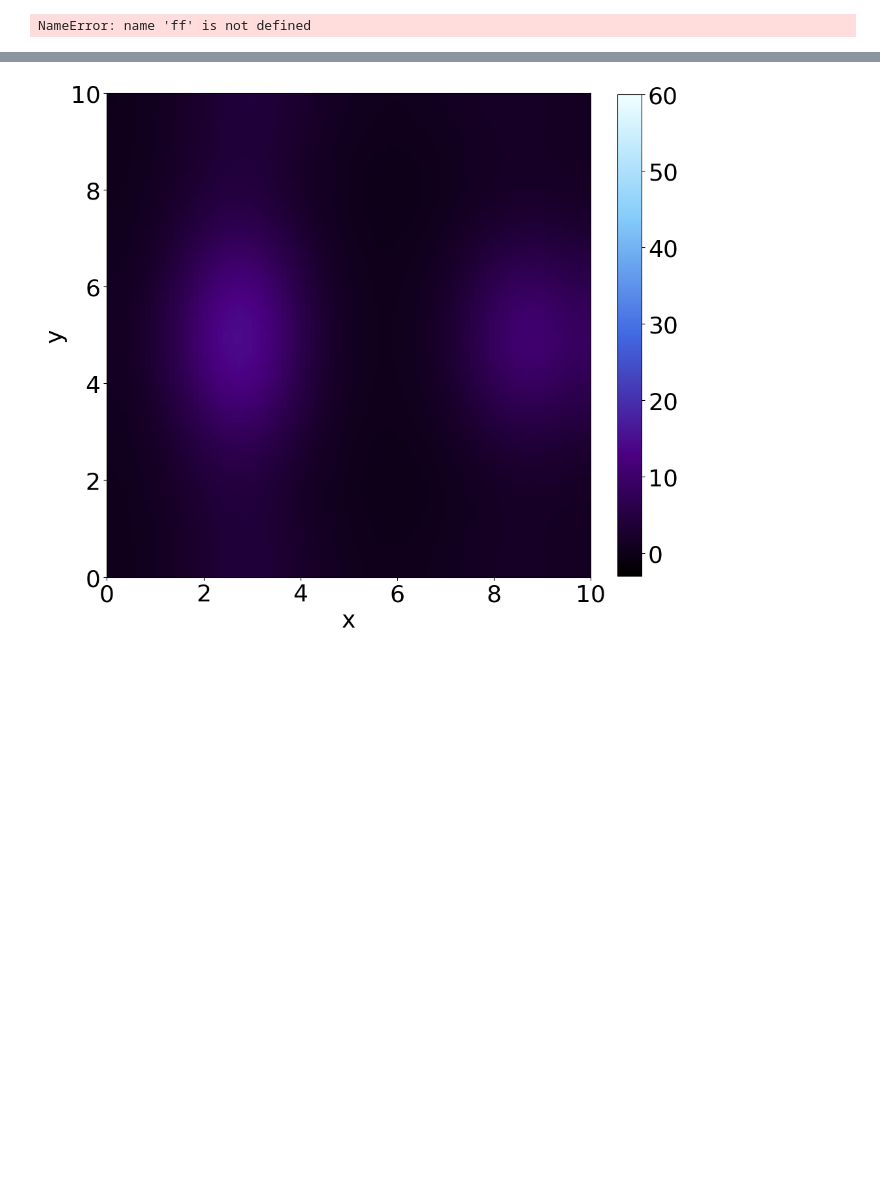
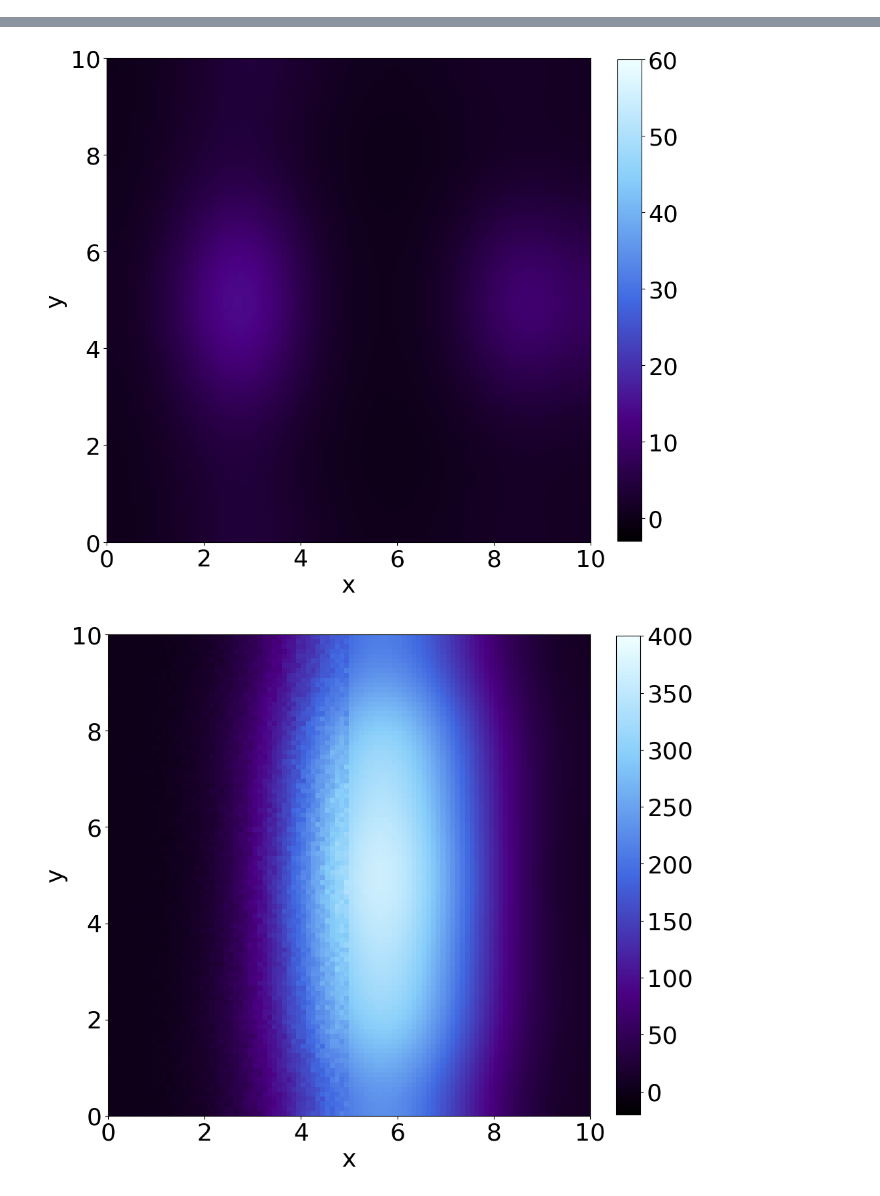
Before and after one commit to MargKos/multiscaleRD, a Jupyter notebook: multiscaleRD/Video_SIR.ipynb, the cells around one changed output, grey strips where cells are left out. Saved outputs shown, nothing was run; the diff lists cells and outputs as text; code cells hidden in the pictures; blank space fills up the shorter version.

```diff
--- a/multiscaleRD/Video_SIR.ipynb
+++ b/multiscaleRD/Video_SIR.ipynb
@@ -19,9 +19,9 @@ from matplotlib.animation import FuncAnimation
 
 ts=0.1 # discretization length of results
 constant=int(ts/deltat)
-DiscreteSusAverage = np.load('./Solutions/SusAverageTauB.npy')
-DiscreteInfAverage = np.load('./Solutions/InfAverageTauB.npy')
-DiscreteRecAverage = np.load('./Solutions/RecAverageTauB.npy')
+DiscreteSusAverage = np.load('./Solutions/SusAverageImplicitB.npy')
+DiscreteInfAverage = np.load('./Solutions/InfAverageImplicitB.npy')
+DiscreteRecAverage = np.load('./Solutions/RecAverageImplicitB.npy')
 
 ReferenceSus = np.load('./Solutions/FDSIR1_B.npy')
 ReferenceInf = np.load('./Solutions/FDSIR2_B.npy')
@@ -123,7 +123,7 @@ fig, ax, im = init_plot(HybridSus, MaxPlot[0])
 anim = FuncAnimation(fig, update_frame, frames=len(HybridSus), fargs=(HybridSus, im), blit=True)
 
 # Save animation as a video file
-anim.save('./Videos/HybridSus_video_TauB.gif', writer='ffmpeg', fps=10)
+anim.save('./Videos/HybridSus_video_ImplicitB.gif', writer='ffmpeg', fps=10)
 
 # Generate video for Reference Susceptible
 fig, ax, im = init_plot(ReferenceSus, MaxPlot[0])
@@ -137,7 +137,7 @@ fig, ax, im = init_plot(HybridInf, MaxPlot[1])
 anim = FuncAnimation(fig, update_frame, frames=len(HybridInf), fargs=(HybridInf, im), blit=True)
 
 # Save animation as a video file
-anim.save('./Videos/HybridInf_video_TauB.gif', writer='ffmpeg', fps=10)
+anim.save('./Videos/HybridInf_video_ImplicitB.gif', writer='ffmpeg', fps=10)
 
 # Generate video for Reference Infected
 fig, ax, im = init_plot(ReferenceInf, MaxPlot[1])
@@ -151,7 +151,7 @@ fig, ax, im = init_plot(HybridRec, MaxPlot[2])
 anim = FuncAnimation(fig, update_frame, frames=len(HybridRec), fargs=(HybridRec, im), blit=True)
 
 # Save animation as a video file
-anim.save('./Videos/HybridRec_video_TauB.gif', writer='ffmpeg', fps=10)
+anim.save('./Videos/HybridRec_video_ImplicitB.gif', writer='ffmpeg', fps=10)
 
 # Generate video for Reference Infected
 fig, ax, im = init_plot(ReferenceRec, MaxPlot[2])
@@ -165,3 +169,3 @@ MovieWriter ffmpeg unavailable; using Pillow instead.
-NameError: name 'ff' is not defined
 [figure]
 [figure]
+[figure, added]
```
Also changed, not shown: parts of 1 cell of this notebook, 45 other files.
